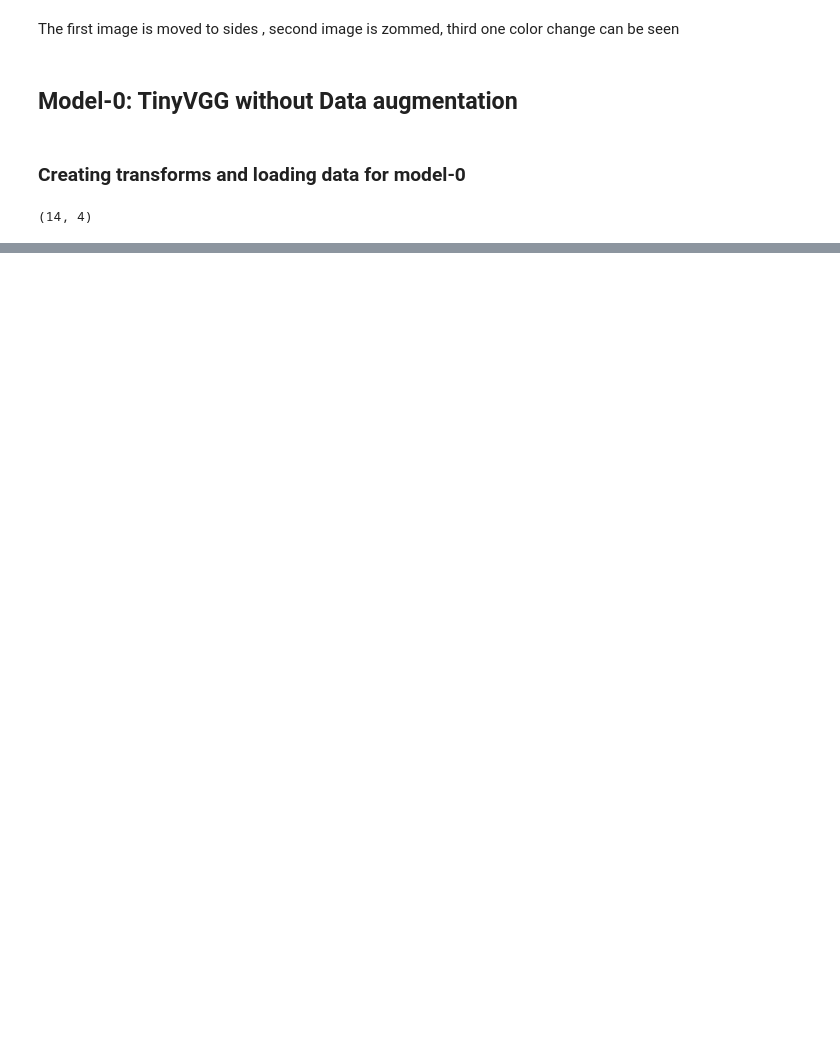
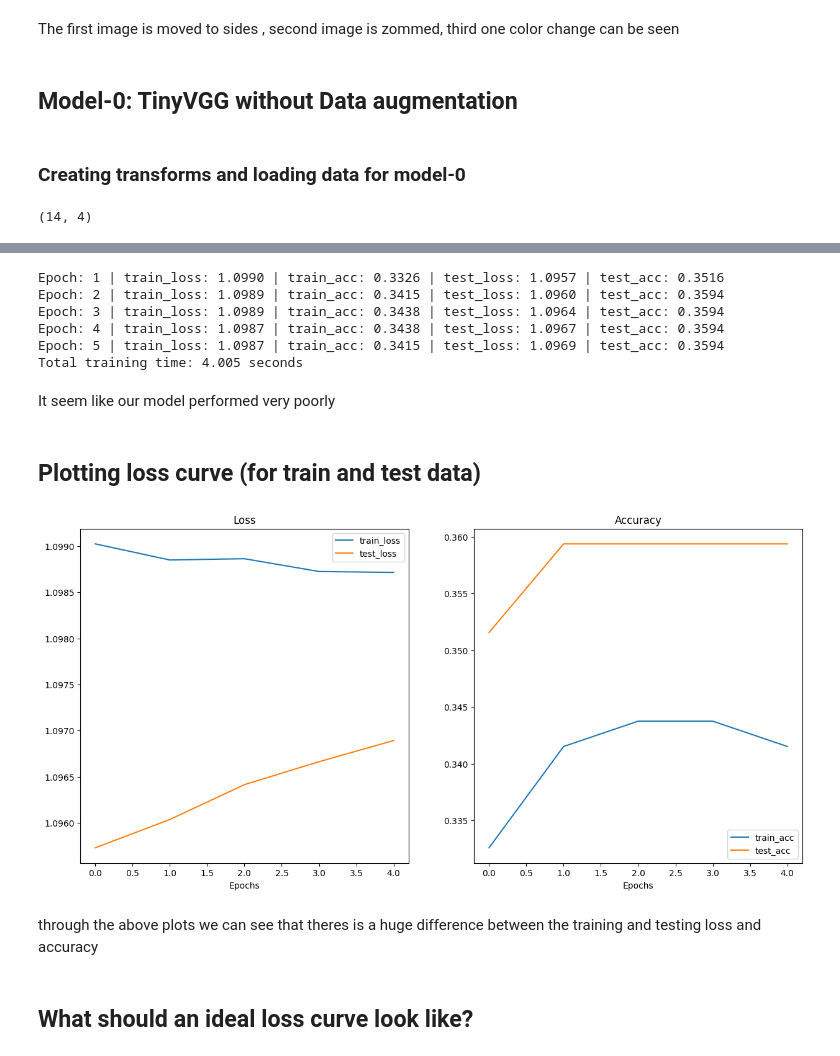
Before and after one commit to shushankai/pytroch-deep-learning, a Jupyter notebook: Lectures notebooks/custom_dataset.ipynb, the cells around one changed output, grey strips where cells are left out. Drawn from its saved outputs; the diff is of its cells as text; code cells hidden in the pictures; blank space fills up the shorter version.

```diff
--- a/Lectures notebooks/custom_dataset.ipynb
+++ b/Lectures notebooks/custom_dataset.ipynb
@@ -679,7 +679,7 @@ SEED = 42
 torch.manual_seed(SEED)
 torch.cuda.manual_seed(SEED)
 
-model0 = TinyVGG(input_features=3, output_features=10, hidden_units=10).to(device)
+model0 = TinyVGG(input_features=3, output_features=3, hidden_units=10).to(device)
 model0
 # %% [output]
 TinyVGG(
@@ -772,0 +923,78 @@ Estimated Total Size (MB): 0.98
+# %%
+torch.manual_seed(42)
+torch.cuda.manual_seed(42)
+
+NUM_EPOCHS = 5
+
+device = torch.device("cuda" if torch.cuda.is_available() else "cpu")
+
+model_0 = TinyVGG(
+    input_features=3, output_features=len(train_data.classes), hidden_units=10
+).to(device)
+
+
+loss_fn = torch.nn.CrossEntropyLoss()
+optimizer_fn = torch.optim.SGD(lr=0.001, params=model_0.parameters())
+accuracy = torchmetrics.Accuracy(task="multiclass", num_classes=3).to(device)
+
+
+start_time = timeit()
+
+model_0_result = train(
+    model=model_0,
+    loss_fn=loss_fn,
+    optimizer_fn=optimizer_fn,
+    accuracy_fn=accuracy,
+    test_dataloader=test_dataloader,
+    train_dataloader=train_dataloader,
+    device=device,
+    epochs=NUM_EPOCHS,
+)
+
+end_time = timeit()
+
+print(f"Total training time: {end_time - start_time:.3f} seconds")
+# %% [output]
+Epoch: 1 | train_loss: 1.0990 | train_acc: 0.3326 | test_loss: 1.0957 | test_acc: 0.3516
+Epoch: 2 | train_loss: 1.0989 | train_acc: 0.3415 | test_loss: 1.0960 | test_acc: 0.3594
+Epoch: 3 | train_loss: 1.0989 | train_acc: 0.3438 | test_loss: 1.0964 | test_acc: 0.3594
+Epoch: 4 | train_loss: 1.0987 | train_acc: 0.3438 | test_loss: 1.0967 | test_acc: 0.3594
+Epoch: 5 | train_loss: 1.0987 | train_acc: 0.3415 | test_loss: 1.0969 | test_acc: 0.3594
+Total training time: 4.005 seconds
+# %% [markdown]
+It seem like our model performed very poorly
+# %% [markdown]
+## Plotting loss curve (for train and test data)
+# %%
+def plot_loss_curve(model_results):
+    loss = model_results["train_loss"]
+    test_loss = model_results["test_loss"]
+
+    acc = model_results["train_acc"]
+    test_acc = model_results["test_acc"]
+
+    plt.figure(figsize=(15, 7))
+
+    epochs = range(len(model_results["train_loss"]))
+
+    plt.subplot(1, 2, 1)
+    plt.plot(epochs, loss, label="train_loss")
+    plt.plot(epochs, test_loss, label="test_loss")
+    plt.title("Loss")
+    plt.xlabel("Epochs")
+    plt.legend()
+
+    plt.subplot(1, 2, 2)
+    plt.plot(epochs, acc, label="train_acc")
+    plt.plot(epochs, test_acc, label="test_acc")
+    plt.title("Accuracy")
+    plt.xlabel("Epochs")
+    plt.legend()
+# %%
+plot_loss_curve(model_0_result)
+# %% [output]
+[figure, added]
+# %% [markdown]
+through the above plots we can see that theres is a huge difference between the training and testing loss and accuracy
+# %% [markdown]
+## What should an ideal loss curve look like?
```
Also changed, not shown: parts of 19 cells of this notebook.
